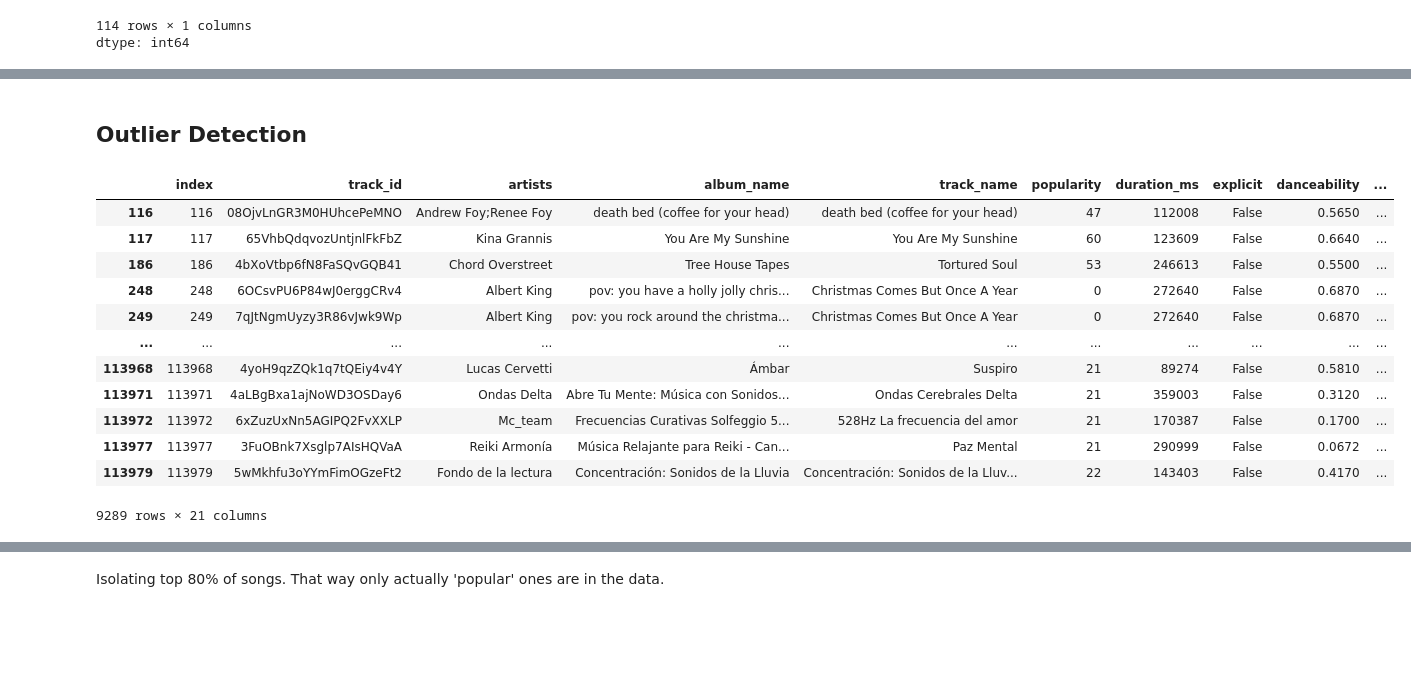
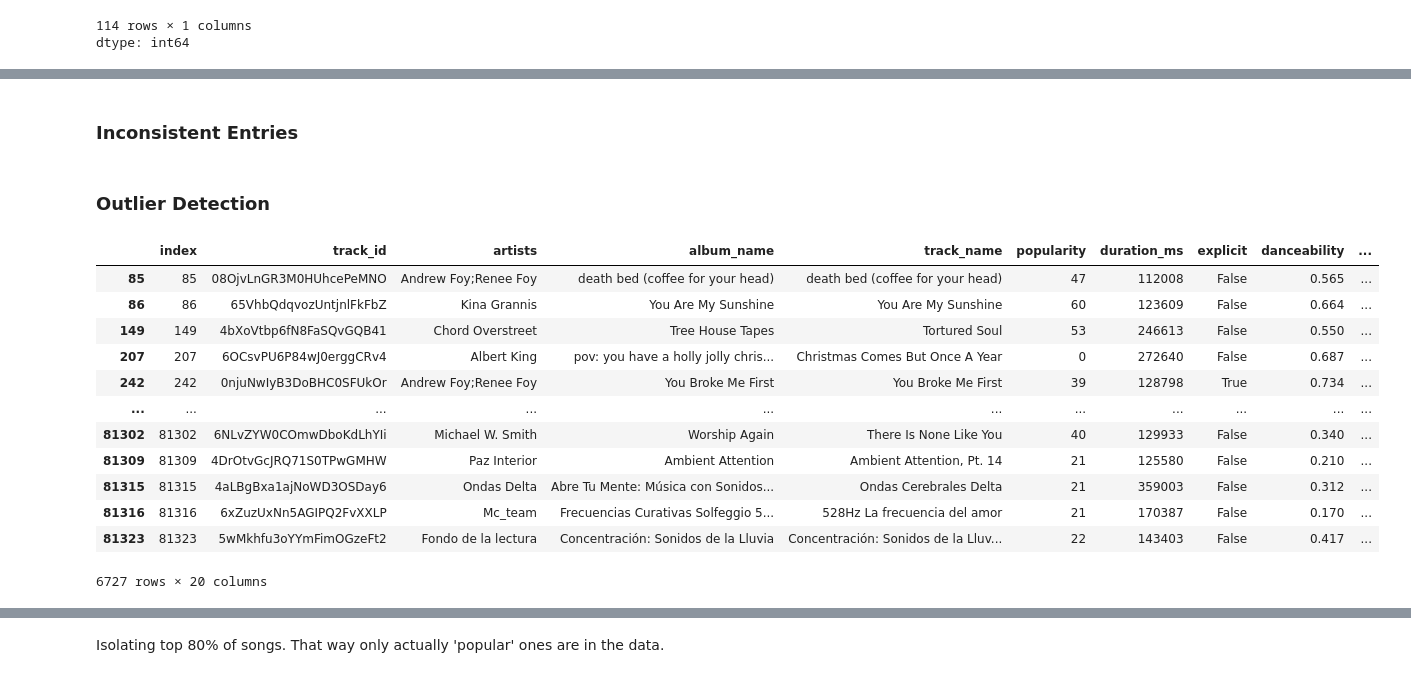
Before and after one commit to matthewsj17/Spotify-Data-Analysis-DSCI300-Project, a Jupyter notebook: DSCI300_DataCleaning_SemesterProject.ipynb, the cells around one changed output, grey strips where cells are left out. Saved outputs shown, nothing was run; the diff lists cells and outputs as text; code cells hidden in the pictures; blank space fills up the shorter version.

Commit message:
Finished the duplicate values.

```diff
--- a/DSCI300_DataCleaning_SemesterProject.ipynb
+++ b/DSCI300_DataCleaning_SemesterProject.ipynb
@@ -320,0 +402,5 @@ array(['Music for Rainy Days', 'Running Songs', 'Doo-Wops & Hooligans',
+# %%
+# Throughout the rest of the code, the dataframe used will be:
+
+spotifyClean = new_df.sort_values('index', ascending=True)
+spotifyClean
@@ -320,0 +421,4 @@ array(['Music for Rainy Days', 'Running Songs', 'Doo-Wops & Hooligans',
+# %%
+# In order for the code to make the most sense, we reset the index values of spotifyClean_df to align properly.
+spotifyClean.drop(columns=['index'], inplace=True)
+spotifyClean
@@ -320,0 +439,5 @@ array(['Music for Rainy Days', 'Running Songs', 'Doo-Wops & Hooligans',
+# %%
+spotifyClean = spotifyClean.reset_index(names='level_0')
+spotifyClean.drop(columns=['level_0'], inplace=True)
+spotifyClean.reset_index(names='index', inplace=True)
+spotifyClean
@@ -321,39 +458,41 @@ array(['Music for Rainy Days', 'Running Songs', 'Doo-Wops & Hooligans',
+# %% [markdown]
+### Inconsistent Entries
 # %% [markdown]
-## Outlier Detection
+### Outlier Detection
 # %%
 spotify_contcols = ['popularity','duration_ms','danceability','energy','key',
                    'loudness','speechiness','acousticness','instrumentalness',
                    'liveness','valence','tempo','time_signature']
-spotifyCont_df = spotify_df[spotify_contcols]
+spotifyCont_df = spotifyClean[spotify_contcols]
 # %%
 # Z Scores
 
 from scipy.stats import zscore
 
 # Calculate z-scores for each numeric column
 z_scores = spotifyCont_df.apply(zscore)
 
 # Set a threshold (common: 3)
 threshold = 3
 outliers_z = (abs(z_scores) > threshold)
 
 # Get rows with any outlier
-outlier_rows_z = spotify_df[outliers_z.any(axis=1)]
+outlier_rows_z = spotifyClean[outliers_z.any(axis=1)]
 outlier_rows_z
 # %% [output]
 |  | index | track_id | artists | album_name | track_name | popularity | duration_ms | explicit | danceability | ... |
-| 116 | 116 | 08OjvLnGR3M0HUhcePeMNO | Andrew Foy;Renee Foy | death bed (coffee for your head) | death bed (coffee for your head) | 47 | 112008 | False | 0.5650 | ... |
-| 117 | 117 | 65VhbQdqvozUntjnlFkFbZ | Kina Grannis | You Are My Sunshine | You Are My Sunshine | 60 | 123609 | False | 0.6640 | ... |
-| 186 | 186 | 4bXoVtbp6fN8FaSQvGQB41 | Chord Overstreet | Tree House Tapes | Tortured Soul | 53 | 246613 | False | 0.5500 | ... |
-| 248 | 248 | 6OCsvPU6P84wJ0erggCRv4 | Albert King | pov: you have a holly jolly chris... | Christmas Comes But Once A Year | 0 | 272640 | False | 0.6870 | ... |
-| 249 | 249 | 7qJtNgmUyzy3R86vJwk9Wp | Albert King | pov: you rock around the christma... | Christmas Comes But Once A Year | 0 | 272640 | False | 0.6870 | ... |
+| 85 | 85 | 08OjvLnGR3M0HUhcePeMNO | Andrew Foy;Renee Foy | death bed (coffee for your head) | death bed (coffee for your head) | 47 | 112008 | False | 0.565 | ... |
+| 86 | 86 | 65VhbQdqvozUntjnlFkFbZ | Kina Grannis | You Are My Sunshine | You Are My Sunshine | 60 | 123609 | False | 0.664 | ... |
+| 149 | 149 | 4bXoVtbp6fN8FaSQvGQB41 | Chord Overstreet | Tree House Tapes | Tortured Soul | 53 | 246613 | False | 0.550 | ... |
+| 207 | 207 | 6OCsvPU6P84wJ0erggCRv4 | Albert King | pov: you have a holly jolly chris... | Christmas Comes But Once A Year | 0 | 272640 | False | 0.687 | ... |
+| 242 | 242 | 0njuNwIyB3DoBHC0SFUkOr | Andrew Foy;Renee Foy | You Broke Me First | You Broke Me First | 39 | 128798 | True | 0.734 | ... |
 | ... | ... | ... | ... | ... | ... | ... | ... | ... | ... | ... |
-| 113968 | 113968 | 4yoH9qzZQk1q7tQEiy4v4Y | Lucas Cervetti | Ámbar | Suspiro | 21 | 89274 | False | 0.5810 | ... |
-| 113971 | 113971 | 4aLBgBxa1ajNoWD3OSDay6 | Ondas Delta | Abre Tu Mente: Música con Sonidos... | Ondas Cerebrales Delta | 21 | 359003 | False | 0.3120 | ... |
-| 113972 | 113972 | 6xZuzUxNn5AGIPQ2FvXXLP | Mc_team | Frecuencias Curativas Solfeggio 5... | 528Hz La frecuencia del amor | 21 | 170387 | False | 0.1700 | ... |
-| 113977 | 113977 | 3FuOBnk7Xsglp7AIsHQVaA | Reiki Armonía | Música Relajante para Reiki - Can... | Paz Mental | 21 | 290999 | False | 0.0672 | ... |
-| 113979 | 113979 | 5wMkhfu3oYYmFimOGzeFt2 | Fondo de la lectura | Concentración: Sonidos de la Lluvia | Concentración: Sonidos de la Lluv... | 22 | 143403 | False | 0.4170 | ... |
+| 81302 | 81302 | 6NLvZYW0COmwDboKdLhYIi | Michael W. Smith | Worship Again | There Is None Like You | 40 | 129933 | False | 0.340 | ... |
+| 81309 | 81309 | 4DrOtvGcJRQ71S0TPwGMHW | Paz Interior | Ambient Attention | Ambient Attention, Pt. 14 | 21 | 125580 | False | 0.210 | ... |
+| 81315 | 81315 | 4aLBgBxa1ajNoWD3OSDay6 | Ondas Delta | Abre Tu Mente: Música con Sonidos... | Ondas Cerebrales Delta | 21 | 359003 | False | 0.312 | ... |
+| 81316 | 81316 | 6xZuzUxNn5AGIPQ2FvXXLP | Mc_team | Frecuencias Curativas Solfeggio 5... | 528Hz La frecuencia del amor | 21 | 170387 | False | 0.170 | ... |
+| 81323 | 81323 | 5wMkhfu3oYYmFimOGzeFt2 | Fondo de la lectura | Concentración: Sonidos de la Lluvia | Concentración: Sonidos de la Lluv... | 22 | 143403 | False | 0.417 | ... |
-9289 rows × 21 columns
+6727 rows × 20 columns
 # %%
 # Tukey's Fences
 
```
Also changed, not shown: parts of 33 cells of this notebook.
